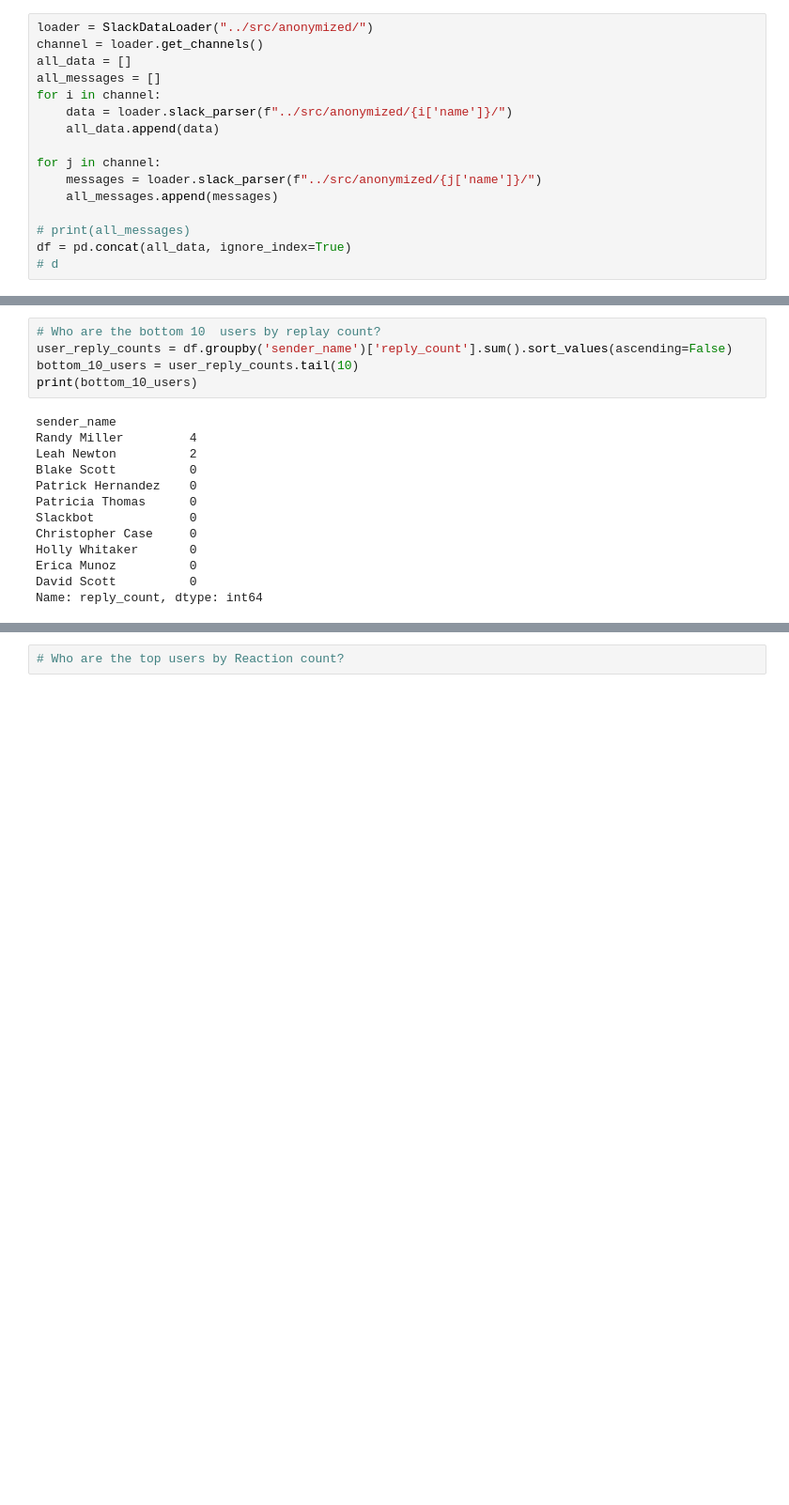
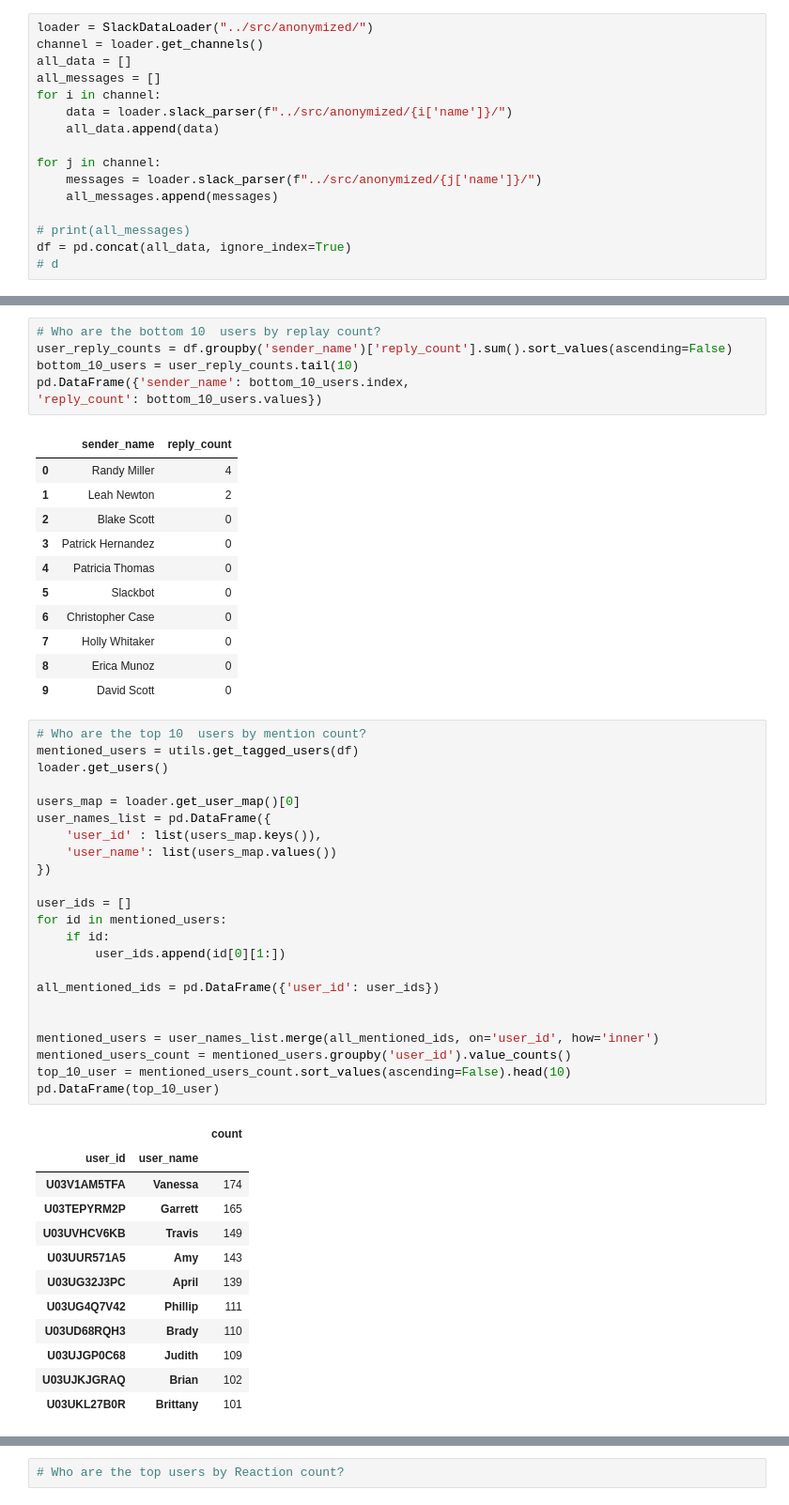
Before and after one commit to MubarekHussen/network_analysis, a Jupyter notebook: notebooks/parse_slack_data.ipynb, the cells around one changed output, grey strips where cells are left out. Shown at 94% size. Saved outputs shown, nothing was run; the diff lists cells and outputs as text; blank space fills up the shorter version.

```diff
--- a/notebooks/parse_slack_data.ipynb
+++ b/notebooks/parse_slack_data.ipynb
@@ -81,17 +83,53 @@ Name: reply_count, dtype: int64
 # Who are the bottom 10  users by replay count?
 user_reply_counts = df.groupby('sender_name')['reply_count'].sum().sort_values(ascending=False)
 bottom_10_users = user_reply_counts.tail(10)
-print(bottom_10_users)
+pd.DataFrame({'sender_name': bottom_10_users.index,
+'reply_count': bottom_10_users.values})
 # %% [output]
-sender_name
-Randy Miller         4
-Leah Newton          2
-Blake Scott          0
-Patrick Hernandez    0
-Patricia Thomas      0
-Slackbot             0
-Christopher Case     0
-Holly Whitaker       0
-Erica Munoz          0
-David Scott          0
-Name: reply_count, dtype: int64
+|  | sender_name | reply_count |
+| 0 | Randy Miller | 4 |
+| 1 | Leah Newton | 2 |
+| 2 | Blake Scott | 0 |
+| 3 | Patrick Hernandez | 0 |
+| 4 | Patricia Thomas | 0 |
+| 5 | Slackbot | 0 |
+| 6 | Christopher Case | 0 |
+| 7 | Holly Whitaker | 0 |
+| 8 | Erica Munoz | 0 |
+| 9 | David Scott | 0 |
+# %%
+# Who are the top 10  users by mention count?
+mentioned_users = utils.get_tagged_users(df)
+loader.get_users()
+
+users_map = loader.get_user_map()[0]
+user_names_list = pd.DataFrame({
+    'user_id' : list(users_map.keys()),
+    'user_name': list(users_map.values())
+})
+
+user_ids = []
+for id in mentioned_users:
+	if id:
+		user_ids.append(id[0][1:])
+
+all_mentioned_ids = pd.DataFrame({'user_id': user_ids})
+
+
+mentioned_users = user_names_list.merge(all_mentioned_ids, on='user_id', how='inner')
+mentioned_users_count = mentioned_users.groupby('user_id').value_counts()
+top_10_user = mentioned_users_count.sort_values(ascending=False).head(10)
+pd.DataFrame(top_10_user)
+# %% [output]
+|  |  | count |
+| user_id | user_name |  |
+| U03V1AM5TFA | Vanessa | 174 |
+| U03TEPYRM2P | Garrett | 165 |
+| U03UVHCV6KB | Travis | 149 |
+| U03UUR571A5 | Amy | 143 |
+| U03UG32J3PC | April | 139 |
+| U03UG4Q7V42 | Phillip | 111 |
+| U03UD68RQH3 | Brady | 110 |
+| U03UJGP0C68 | Judith | 109 |
+| U03UJKJGRAQ | Brian | 102 |
+| U03UKL27B0R | Brittany | 101 |
```
Also changed, not shown: parts of 9 cells of this notebook.
